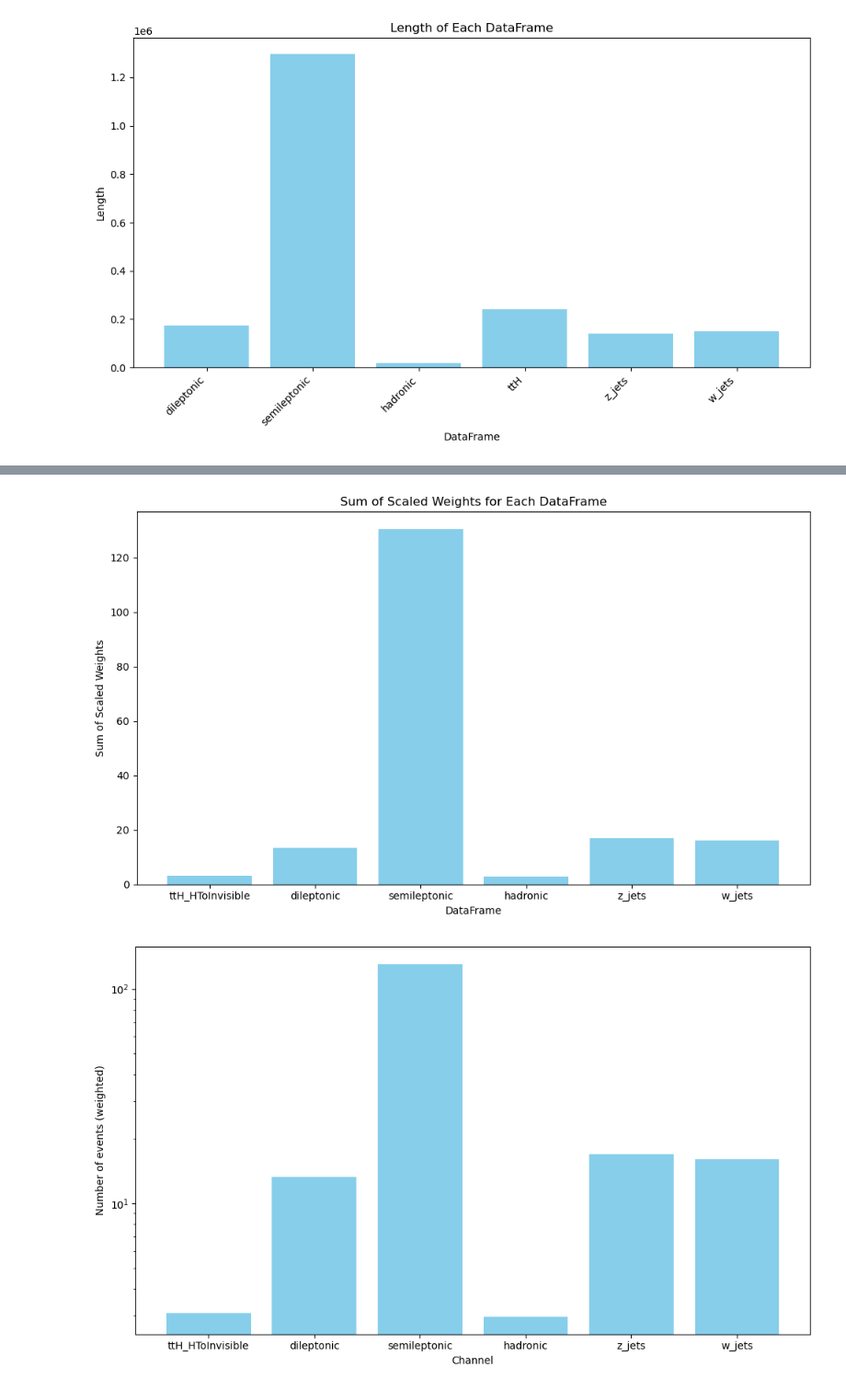
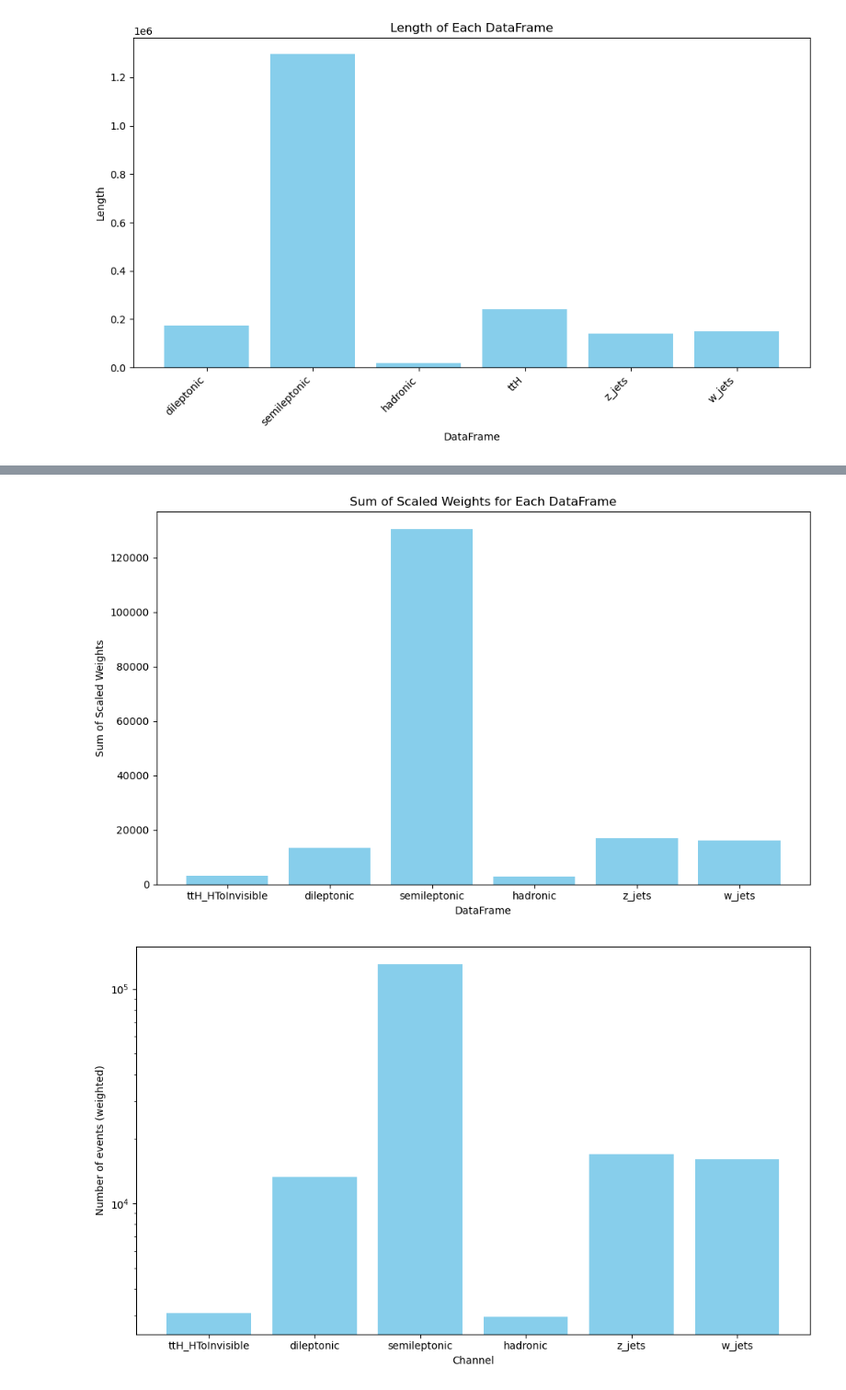
Before and after one commit to rabmc24/msci_project, a Jupyter notebook: transformer_renewed/bristol-tth-transformer-msc_project/notebooks/report_plots.ipynb, the cells around one changed output, grey strips where cells are left out. Shown at 92% size. Drawn from its saved outputs; the diff is of its cells as text; code cells hidden in the pictures.

Commit message:
background event plots

```diff
--- a/transformer_renewed/bristol-tth-transformer-msc_project/notebooks/report_plots.ipynb
+++ b/transformer_renewed/bristol-tth-transformer-msc_project/notebooks/report_plots.ipynb
@@ -137,7 +134,7 @@ wjets_individual = [
 ]
 
 # Define target luminosity (in fb^-1)
-target_luminosity = 200  # Example value for Run 2
+target_luminosity = 200000  # Example value for Run 2
 
 # Load DataFrames
 dileptonic = pd.read_parquet(dileptonic_path)
@@ -174,34 +171,34 @@ ttH = scale_weights(ttH, target_luminosity)
 z_jets = scale_weights(z_jets, target_luminosity)
 w_jets = scale_weights(w_jets, target_luminosity)
 
 # Calculate sum of scaled weights for each DataFrame
 sum_dileptonic = dileptonic['weight_scaled'].sum()
 sum_semileptonic = semileptonic['weight_scaled'].sum()
 sum_hadronic = hadronic['weight_scaled'].sum()
 sum_ttH = ttH['weight_scaled'].sum()
 sum_z_jets = z_jets['weight_scaled'].sum()
 sum_w_jets = w_jets['weight_scaled'].sum()
 
 # Store lengths of DataFrames
 data = {
     'DataFrame': ['ttH_HToInvisible','dileptonic', 'semileptonic', 'hadronic', 'z_jets', 'w_jets'],
     'Sum_Scaled_Weights': [sum_ttH, sum_dileptonic, sum_semileptonic, sum_hadronic, sum_z_jets, sum_w_jets]
 }
 
 df = pd.DataFrame(data)
 
 # Plot bar chart
 plt.figure(figsize=(10, 6))
 plt.bar(df['DataFrame'], df['Sum_Scaled_Weights'], color='skyblue')
 plt.xlabel('DataFrame')
 plt.ylabel('Sum of Scaled Weights')
 plt.title('Sum of Scaled Weights for Each DataFrame')
 #plt.xticks(rotation=45, ha='right')
 plt.tight_layout()
 plt.show()
 # ...existing code...
 # %% [output]
-[figure, old version]
+[figure, new version]
 # %%
 plt.figure(figsize=(10, 6))
 plt.bar(df['DataFrame'], df['Sum_Scaled_Weights'], color='skyblue')
```
Also changed, not shown: parts of 11 cells of this notebook.
